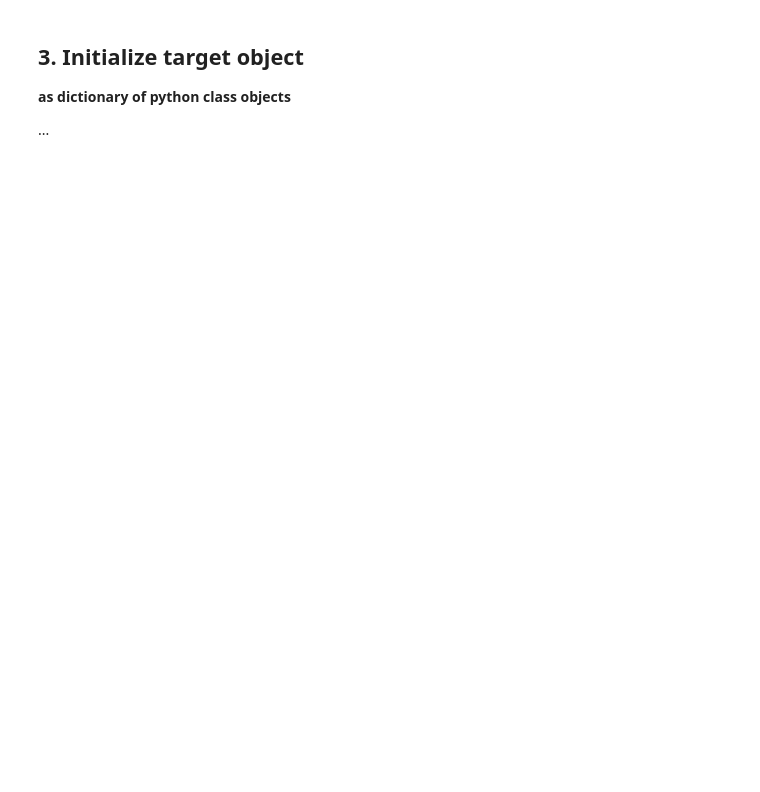
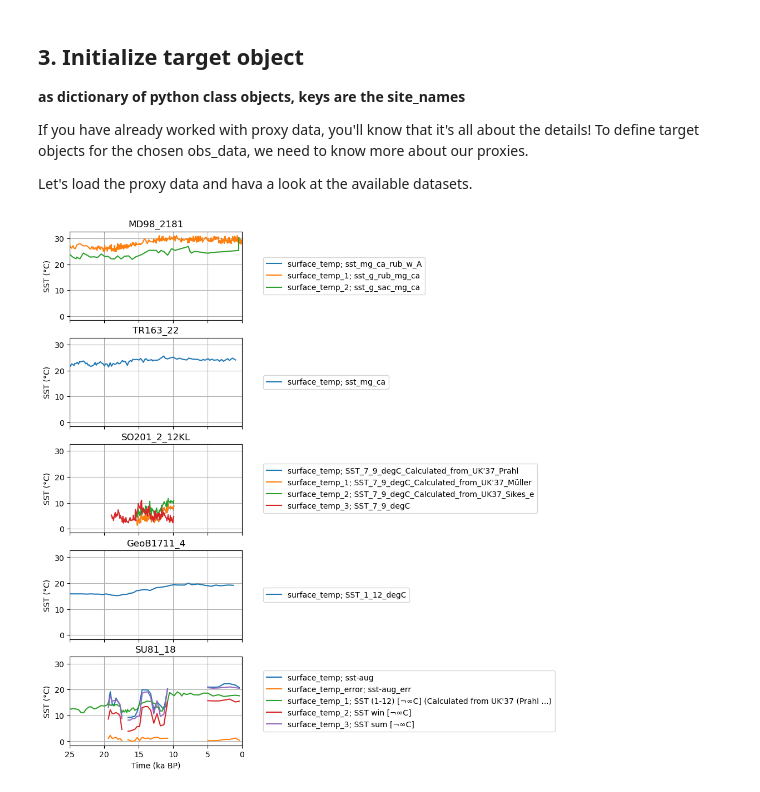
Before and after one commit to paleovar/cupsm, a Jupyter notebook: tutorials/Tutorial2-Forward_modelling.ipynb, the cells around one changed output. Cells and saved outputs as stored; diff of their text form; code cells hidden in the pictures; blank space fills up the shorter version.

```diff
--- a/tutorials/Tutorial2-Forward_modelling.ipynb
+++ b/tutorials/Tutorial2-Forward_modelling.ipynb
@@ -32,0 +85,9 @@ sim_data_path = "/data/projects/nfdi4earth/regridded_tos_mpi-esm/" # path where
+# %%
+# load the overview table
+proxy_overview_table = cupsm.create_proxy_info(database_path=lipd_path, save_path=table_path)
+
+# specify example sites
+sites = ["SU81_18.lpd", "TR163_22.lpd", "SO201_2_12KL.lpd", "MD98_2181.lpd", "GeoB1711_4.lpd"]
+
+# get the obs_data object
+obs_data = cupsm.get_records_df(df=proxy_overview_table, file_name=sites, return_as="dictionary")
@@ -38,5 +176,7 @@ sim_data_path = "/data/projects/nfdi4earth/regridded_tos_mpi-esm/" # path where
 # %% [markdown]
 ## 3. Initialize target object
-**as dictionary of python class objects**
+**as dictionary of python class objects, keys are the site_names**
 
-...
+If you have already worked with proxy data, you'll know that it's all about the details! To define target objects for the chosen obs_data, we need to know more about our proxies.
+
+Let's load the proxy data and hava a look at the available datasets.
@@ -48,0 +183,32 @@ sim_data = transfer_timeaxis_deglac(deglac.tos)
+# %%
+# load the data, quiet=True suppresses diagnostic print outs and save_in_object saves the xarray
+# DataSet in the data attribute: site_object.data
+
+for i,site_object in enumerate(obs_data.values()):
+    site_object.load_paleo_data("all", save_in_object=True, quiet=True)
+# %%
+# plot temperature data for the five sites
+fig, axes = plt.subplots(5,1, figsize=(4,12), sharex=True, sharey=True)
+axes = axes.flatten()
+
+# iterate through site_objects, one plot for one object
+for i,site_object in enumerate(obs_data.values()):
+    a = axes[i]
+    a.set_title(site_object.site_name)
+
+    # create a list of available variables with the keyword "temp" in them
+    temp_variables = [var for var in site_object.data.variables if "temp" in var]
+
+    # iterate through available variables
+    for var in temp_variables:
+        mask = ~np.isnan(site_object.data[var])
+        a.plot(site_object.data.age[mask], site_object.data[var][mask], label=f"{var}; {site_object.data[var].description}")
+    a.legend(loc='center left', bbox_to_anchor=(1.1, 0.5))
+    a.grid()
+    a.set_xlim(25,0)
+    a.set_ylabel("SST (°C)")
+
+axes[-1].set_xlabel("Time (ka BP)")
+plt.show()
+# %% [output]
+[figure, added]
```
Also changed, not shown: parts of 32 cells of this notebook, 8 other files.
